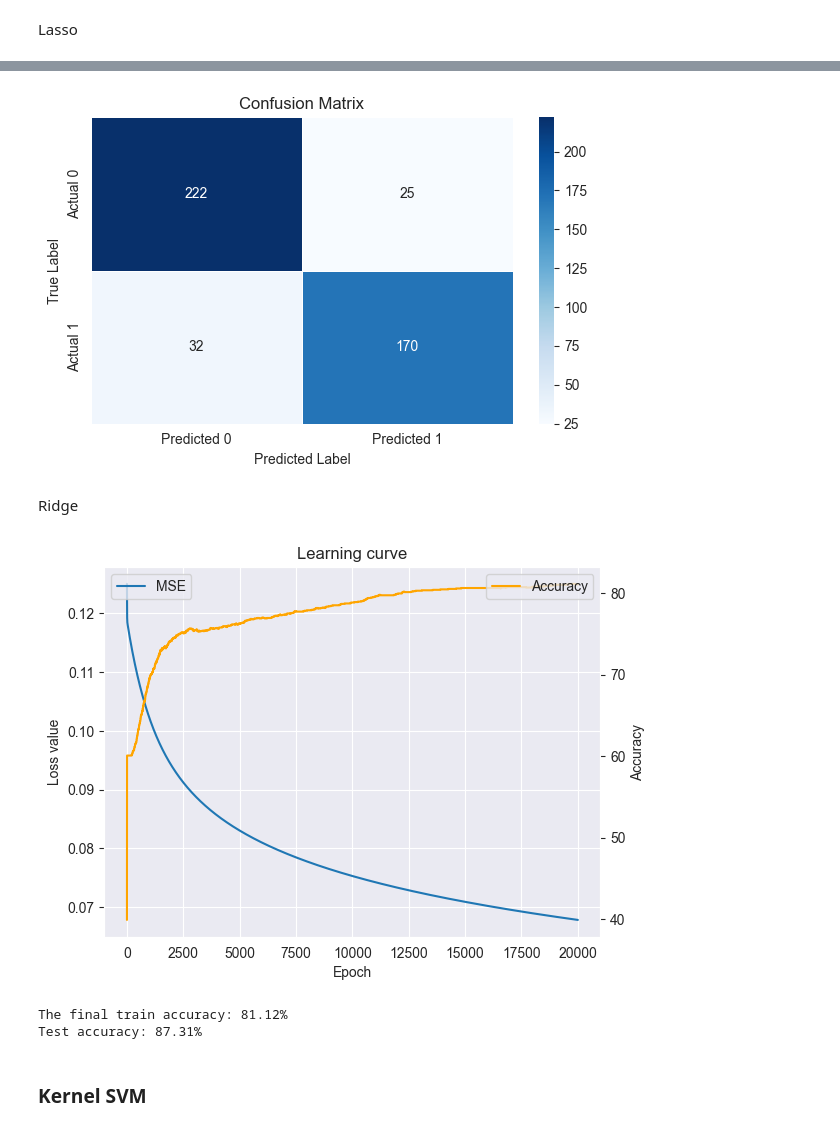
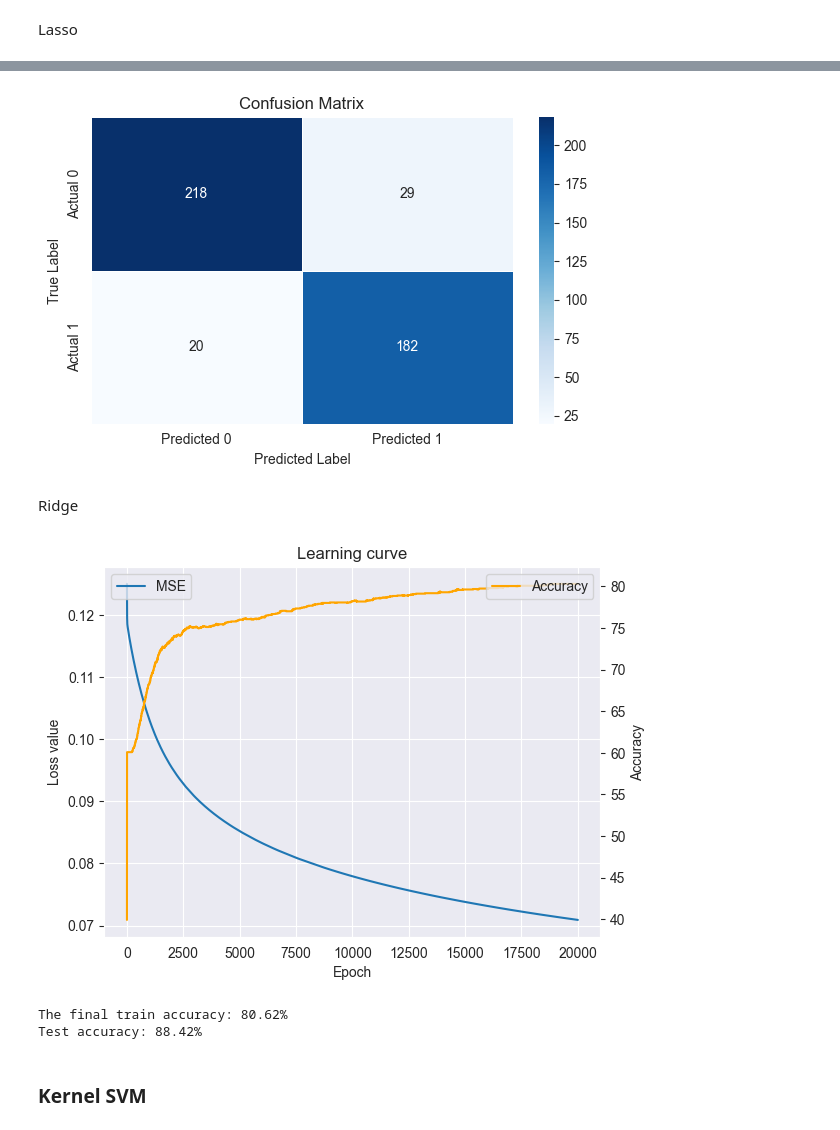
Before and after one commit to eliashuber2401/Machine-Learning-Project-Finance, a Jupyter notebook: Project main/Predictor - copy 2.ipynb, the cells around one changed output, grey strips where cells are left out. Cells and saved outputs as stored; diff of their text form; code cells hidden in the pictures.

Commit message:
regression fix

```diff
--- a/Project main/Predictor - copy 2.ipynb
+++ b/Project main/Predictor - copy 2.ipynb
@@ -167,9 +166,9 @@ class LogisticRegressionRegularization(TrainableModel):
 
     def loss_grad(self, X, y):
         residual = self.decision_function(X) - y
-        if type == 'ridge':
+        if self.type == 'ridge':
             grad_w = X.T @ residual / len(X) + 2*self.lam*self.w
-        elif type == 'lasso':
+        elif self.type == 'lasso':
             grad_w = X.T @ residual / len(X) + self.lam*np.sign(self.w)
         else:
             grad_w = X.T @ residual / len(X)
@@ -231,7 +230,7 @@ optimizer = GDOptimizer(learning_rate=1e-1)
 accuracy_regression = lambda y_true, y_pred: binary_accuracy(y_true, y_pred, class_labels=[0, 1])
 metrics_dict_regression = {'accuracy': accuracy_regression, 'MSE': mean_squared_error}
 
-model_regression = LogisticRegressionRegularization(w, b, optimizer,1e-5,'lasso')
+model_regression = LogisticRegressionRegularization(w, b, optimizer,1e-3,'lasso')
 
 
 metrics_history_regression = model_regression.fit(
@@ -342,7 +341,7 @@ plt.xlabel("Predicted Label")
 plt.tight_layout()
 plt.show()
 # %% [output]
-[figure, old version]
+[figure, new version]
 # %% [markdown]
 Ridge
 # %%
@@ -352,37 +351,37 @@ b = 0
 optimizer = GDOptimizer(learning_rate=1e-1)
 
 
 
-model_regression_ridge = LogisticRegressionRegularization(w, b, optimizer, 1e-5, 'ridge')
+model_regression_ridge = LogisticRegressionRegularization(w, b, optimizer, 1e-4, 'ridge')
 
 
 metrics_history_ridge = model_regression_ridge.fit(
     X_01_train, Y_01_train,
     num_epochs=20000,
     batch_size=len(X_01_train),
     compute_metrics=True,
     metrics_dict=metrics_dict_regression
 )
 
 fig, ax = plt.subplots()
 ax.plot(range(len(metrics_history_regression['MSE'])), metrics_history_regression['MSE'], label='MSE')
 ax.set_ylabel('Loss value')
 ax2 = ax.twinx()
 ax2.plot(range(len(metrics_history_regression['accuracy'])), metrics_history_regression['accuracy'], color='orange', label='Accuracy')
 ax2.set_ylabel('Accuracy')
 ax.set_xlabel('Epoch')
 plt.title('Learning curve')
 ax.legend(loc='upper left')
 ax2.legend(loc='upper right')
 plt.grid()
 plt.show()
 
 print(f'The final train accuracy: {metrics_history_ridge["accuracy"][-1]:.2f}%')
 print(f'Test accuracy: {accuracy_regression(model_regression_ridge.decision_function(X_01_test), Y_01_test):.2f}%')
 # %% [output]
-[figure, old version]
+[figure, new version]
-The final train accuracy: 81.12%
-Test accuracy: 87.31%
+The final train accuracy: 80.62%
+Test accuracy: 88.42%
 # %% [markdown]
 ### Kernel SVM
 # %%
```
Also changed, not shown: parts of 16 cells of this notebook.
